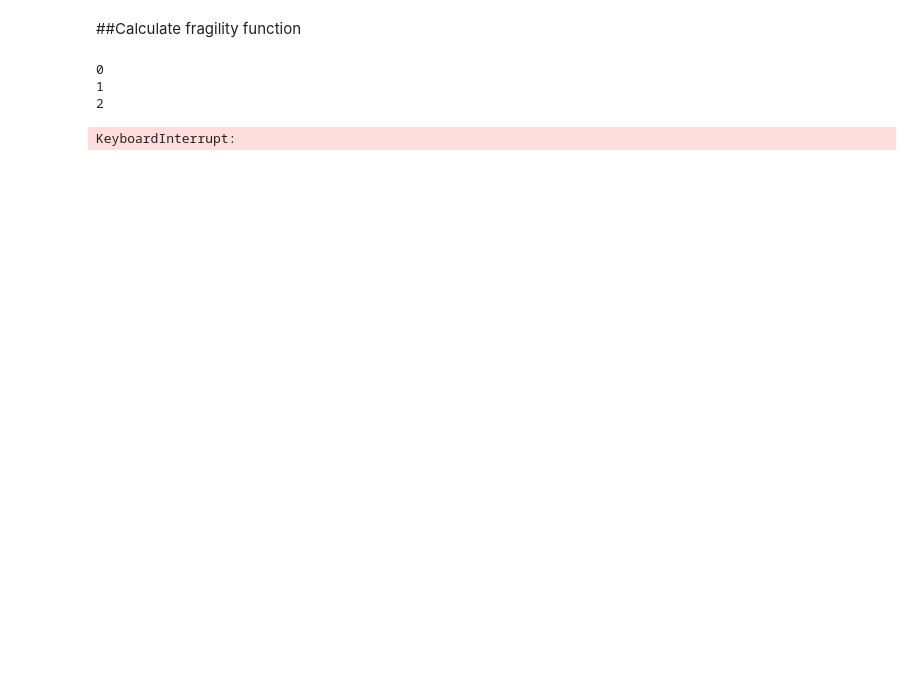
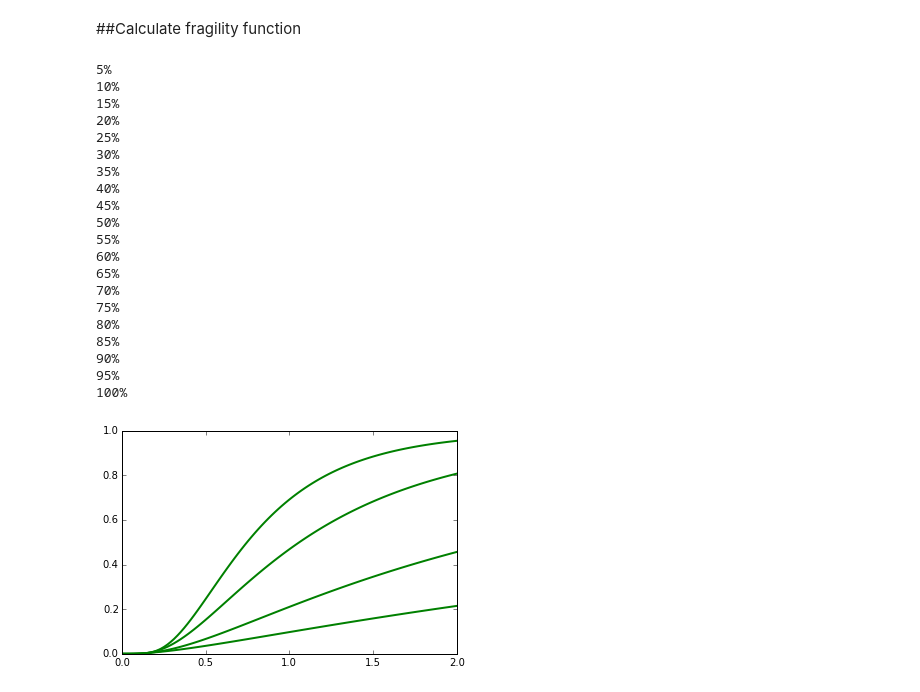
Before and after one commit to GEMScienceTools/rmtk, a Jupyter notebook: rmtk/vulnerability/derivation_fragility/hybrid_methods/CSM/CSM.ipynb, the cells around one changed output. Cells and saved outputs as stored; diff of their text form; code cells hidden in the pictures; blank space fills up the shorter version.

```diff
--- a/rmtk/vulnerability/derivation_fragility/hybrid_methods/CSM/CSM.ipynb
+++ b/rmtk/vulnerability/derivation_fragility/hybrid_methods/CSM/CSM.ipynb
@@ -29,17 +31,34 @@ maxT = 2
 # %% [markdown]
 ##Calculate fragility function
 # %%
-import sys
-sys.path.append('../../../common')
-import utils
 import capacitySpectrumMethod
 
 damage_model = utils.read_damage_model('/Users/vitorsilva/Documents/GEM/git/gem/rmtk_data/damage_model.csv')
 damping_model = 'Priesley_et_al2007'
-PDM = capacitySpectrumMethod.calculate_fragility(capacity_curves,gmrs,damage_model,damping_model)
-fragility_model =
+damping = 0.05
+T = 0.3
+PDM, Sds = capacitySpectrumMethod.calculate_fragility(capacity_curves,gmrs,damage_model,damping_model)
+fragility_model = utils.calculate_mean_fragility(gmrs,PDM,T,damping,'Sa',damage_model)
+utils.plot_fragility_model(fragility_model,0.01,2)
 # %% [output]
-0
-1
-2
+5%
+10%
+15%
+20%
+25%
+30%
+35%
+40%
+45%
+50%
+55%
+60%
+65%
+70%
+75%
+80%
+85%
+90%
+95%
+100%
-KeyboardInterrupt:
+[figure, added]
```
Also changed, not shown: parts of 2 cells of this notebook, 16 other files.
